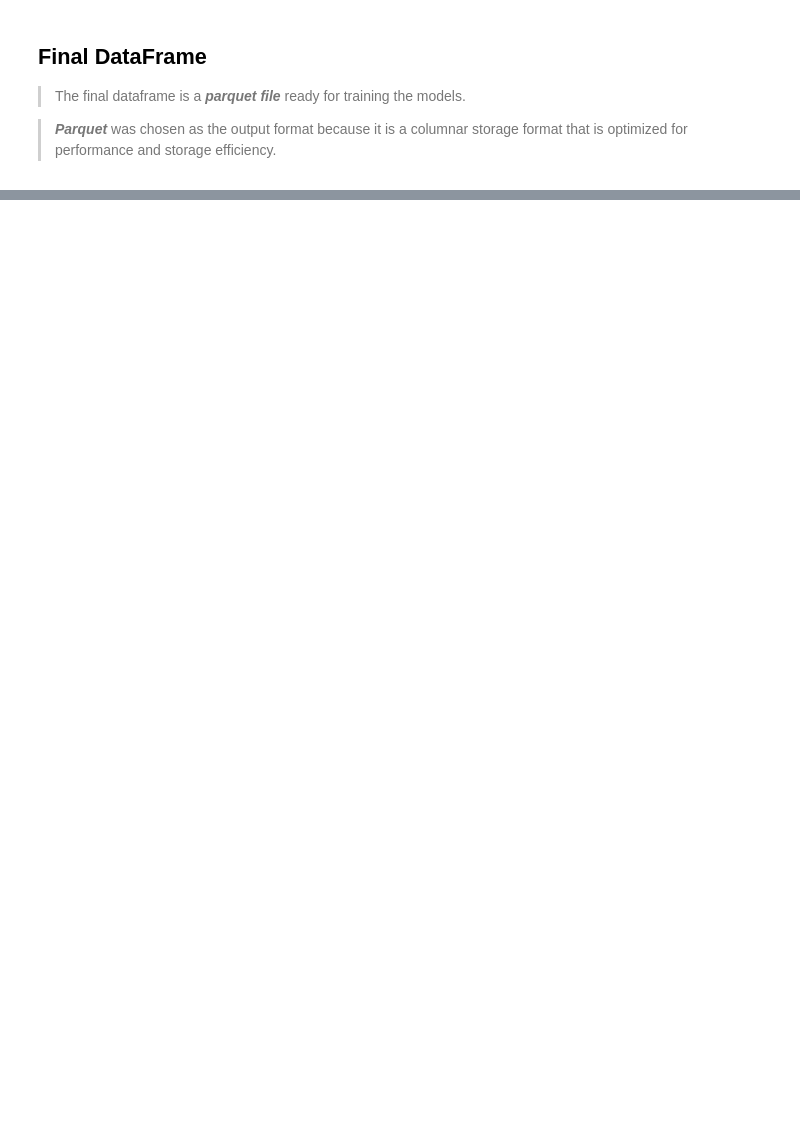
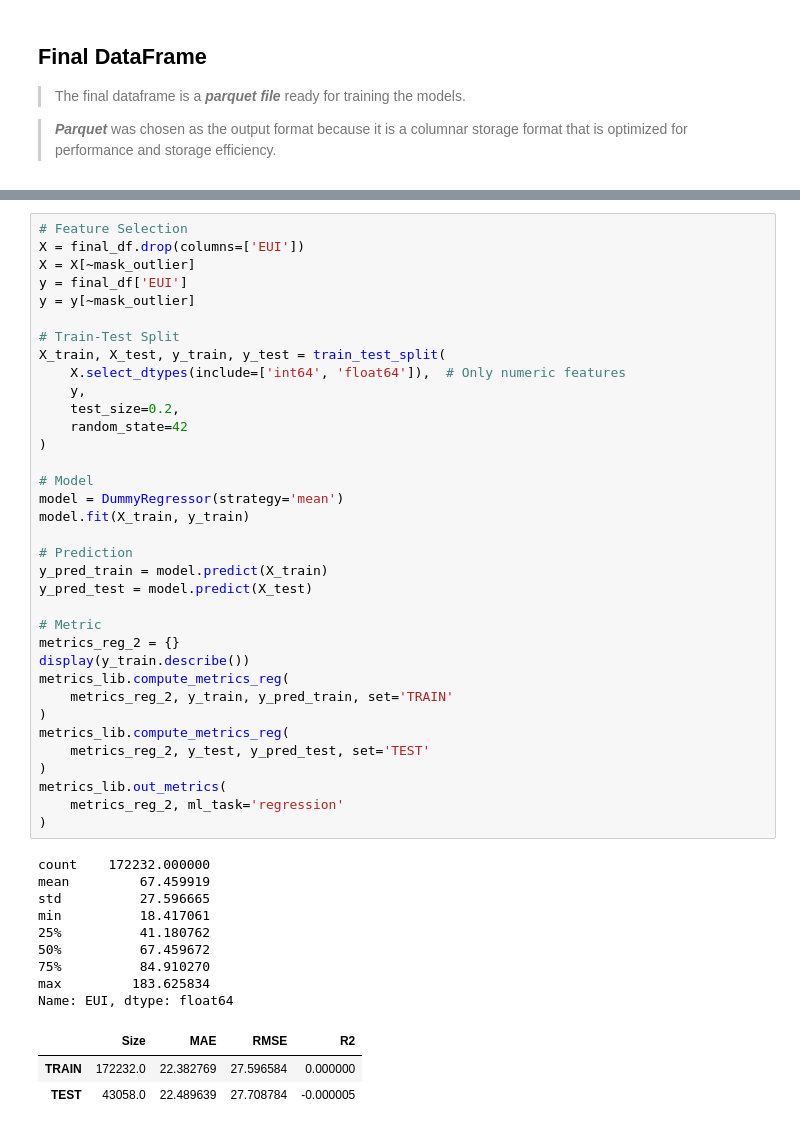
Before and after one commit to robertovicario/EnergyPlus-AI, a Jupyter notebook: notebook/training_df.ipynb, the cells around one changed output, grey strips where cells are left out. Saved outputs shown, nothing was run; the diff lists cells and outputs as text; blank space fills up the shorter version.

```diff
--- a/notebook/training_df.ipynb
+++ b/notebook/training_df.ipynb
@@ -694,0 +585,48 @@ metrics_lib.out_metrics(metrics_reg_3, ml_task='regression')
+# %%
+# Feature Selection
+X = final_df.drop(columns=['EUI'])
+X = X[~mask_outlier]
+y = final_df['EUI']
+y = y[~mask_outlier]
+
+# Train-Test Split
+X_train, X_test, y_train, y_test = train_test_split(
+    X.select_dtypes(include=['int64', 'float64']),  # Only numeric features
+    y,
+    test_size=0.2,
+    random_state=42
+)
+
+# Model
+model = DummyRegressor(strategy='mean')
+model.fit(X_train, y_train)
+
+# Prediction
+y_pred_train = model.predict(X_train)
+y_pred_test = model.predict(X_test)
+
+# Metric
+metrics_reg_2 = {}
+display(y_train.describe())
+metrics_lib.compute_metrics_reg(
+    metrics_reg_2, y_train, y_pred_train, set='TRAIN'
+)
+metrics_lib.compute_metrics_reg(
+    metrics_reg_2, y_test, y_pred_test, set='TEST'
+)
+metrics_lib.out_metrics(
+    metrics_reg_2, ml_task='regression'
+)
+# %% [output]
+count    172232.000000
+mean         67.459919
+std          27.596665
+min          18.417061
+25%          41.180762
+50%          67.459672
+75%          84.910270
+max         183.625834
+Name: EUI, dtype: float64
+|  | Size | MAE | RMSE | R2 |
+| TRAIN | 172232.0 | 22.382769 | 27.596584 | 0.000000 |
+| TEST | 43058.0 | 22.489639 | 27.708784 | -0.000005 |
```
Also changed, not shown: parts of 23 cells of this notebook, 6 other files.
